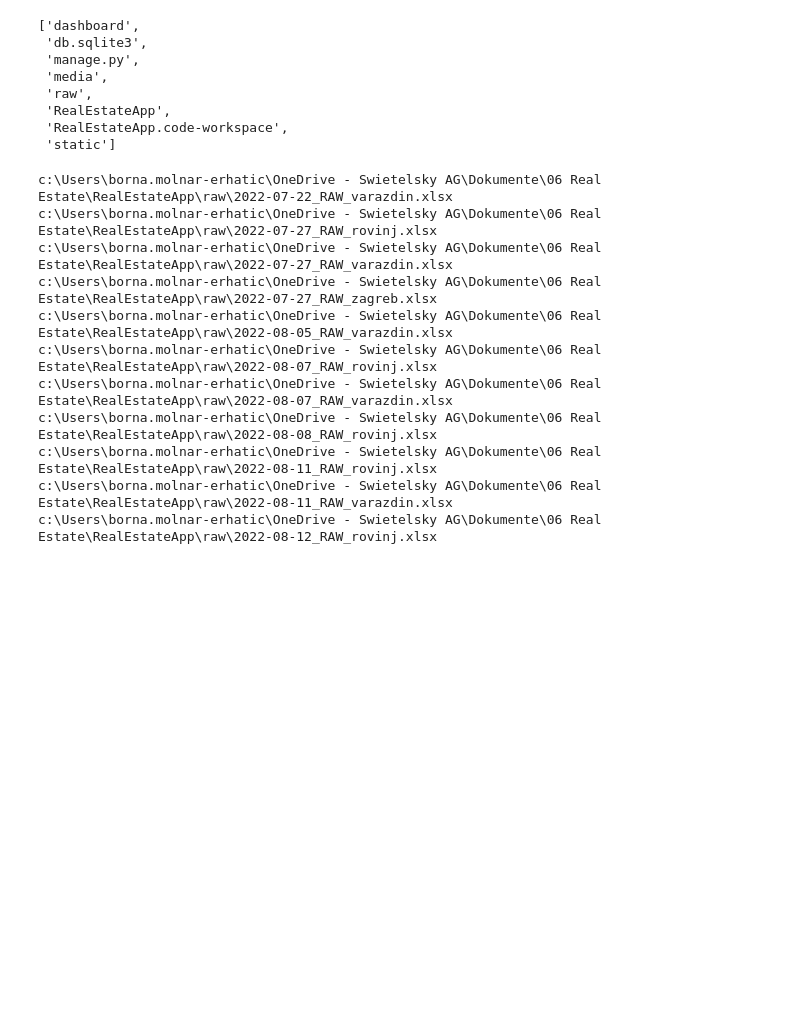
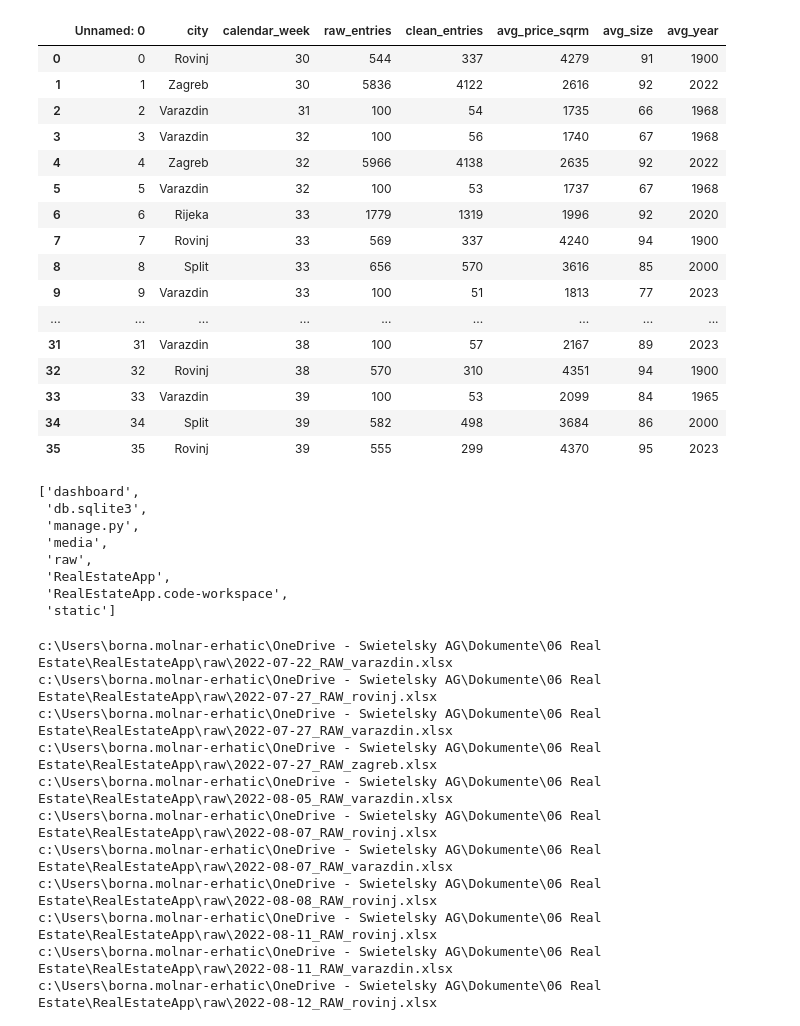
Before and after one commit to Borna07/RealEstateApp, a Jupyter notebook: Tester.ipynb, the cells around one changed output. Saved outputs shown, nothing was run; the diff lists cells and outputs as text; code cells hidden in the pictures; blank space fills up the shorter version.

```diff
--- a/Tester.ipynb
+++ b/Tester.ipynb
@@ -4,6 +4,27 @@ from os.path import isfile, join
 import pandas as pd
 import plotly.express as px
 import os
+# %%
+df = pd.read_excel("Django_Objects.xlsx")
+df
+# %% [output]
+|  | Unnamed: 0 | city | calendar_week | raw_entries | clean_entries | avg_price_sqrm | avg_size | avg_year |
+| 0 | 0 | Rovinj | 30 | 544 | 337 | 4279 | 91 | 1900 |
+| 1 | 1 | Zagreb | 30 | 5836 | 4122 | 2616 | 92 | 2022 |
+| 2 | 2 | Varazdin | 31 | 100 | 54 | 1735 | 66 | 1968 |
+| 3 | 3 | Varazdin | 32 | 100 | 56 | 1740 | 67 | 1968 |
+| 4 | 4 | Zagreb | 32 | 5966 | 4138 | 2635 | 92 | 2022 |
+| 5 | 5 | Varazdin | 32 | 100 | 53 | 1737 | 67 | 1968 |
+| 6 | 6 | Rijeka | 33 | 1779 | 1319 | 1996 | 92 | 2020 |
+| 7 | 7 | Rovinj | 33 | 569 | 337 | 4240 | 94 | 1900 |
+| 8 | 8 | Split | 33 | 656 | 570 | 3616 | 85 | 2000 |
+| 9 | 9 | Varazdin | 33 | 100 | 51 | 1813 | 77 | 2023 |
+| ... | ... | ... | ... | ... | ... | ... | ... | ... |
+| 31 | 31 | Varazdin | 38 | 100 | 57 | 2167 | 89 | 2023 |
+| 32 | 32 | Rovinj | 38 | 570 | 310 | 4351 | 94 | 1900 |
+| 33 | 33 | Varazdin | 39 | 100 | 53 | 2099 | 84 | 1965 |
+| 34 | 34 | Split | 39 | 582 | 498 | 3684 | 86 | 2000 |
+| 35 | 35 | Rovinj | 39 | 555 | 299 | 4370 | 95 | 2023 |
 # %%
 #PLOTLY FOR DJANGO OBJECTS
 df = pd.read_excel("Django_Objects.xlsx")
```
Also changed, not shown: 6 other files.
